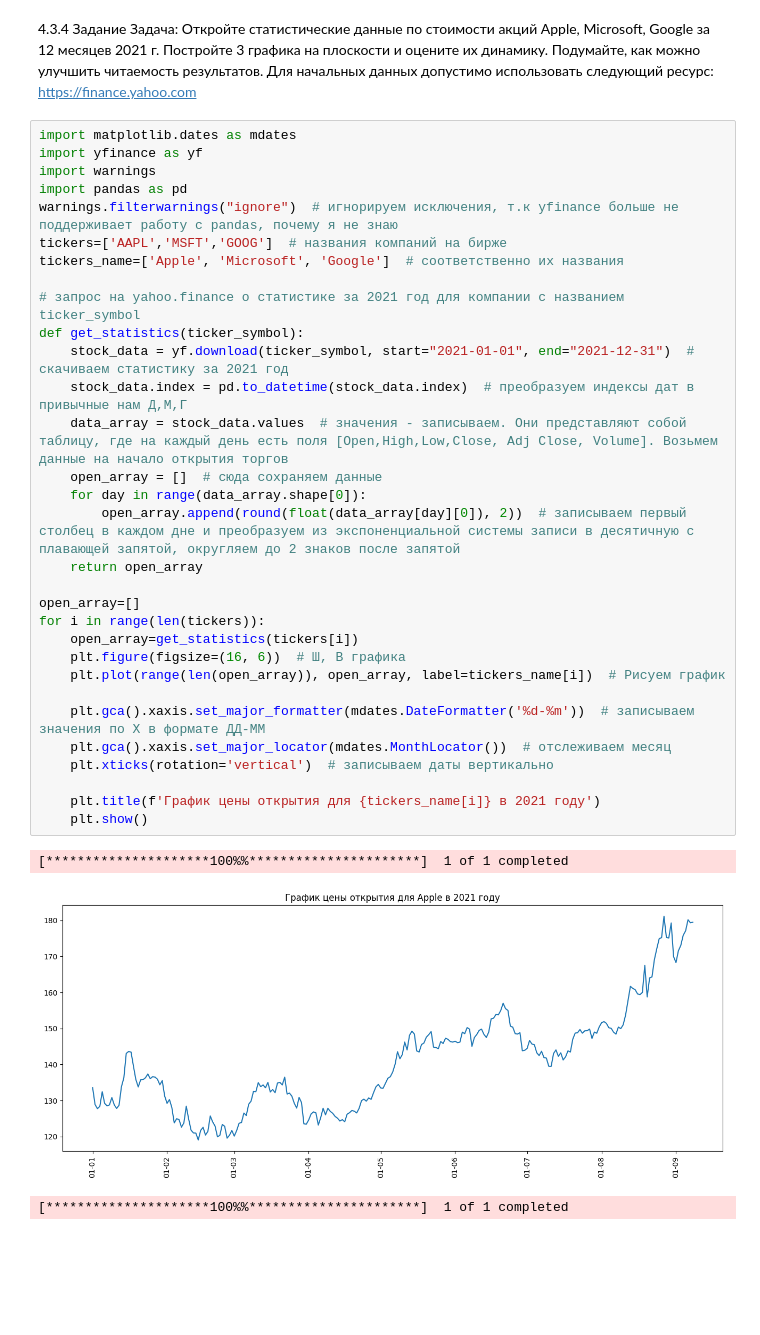
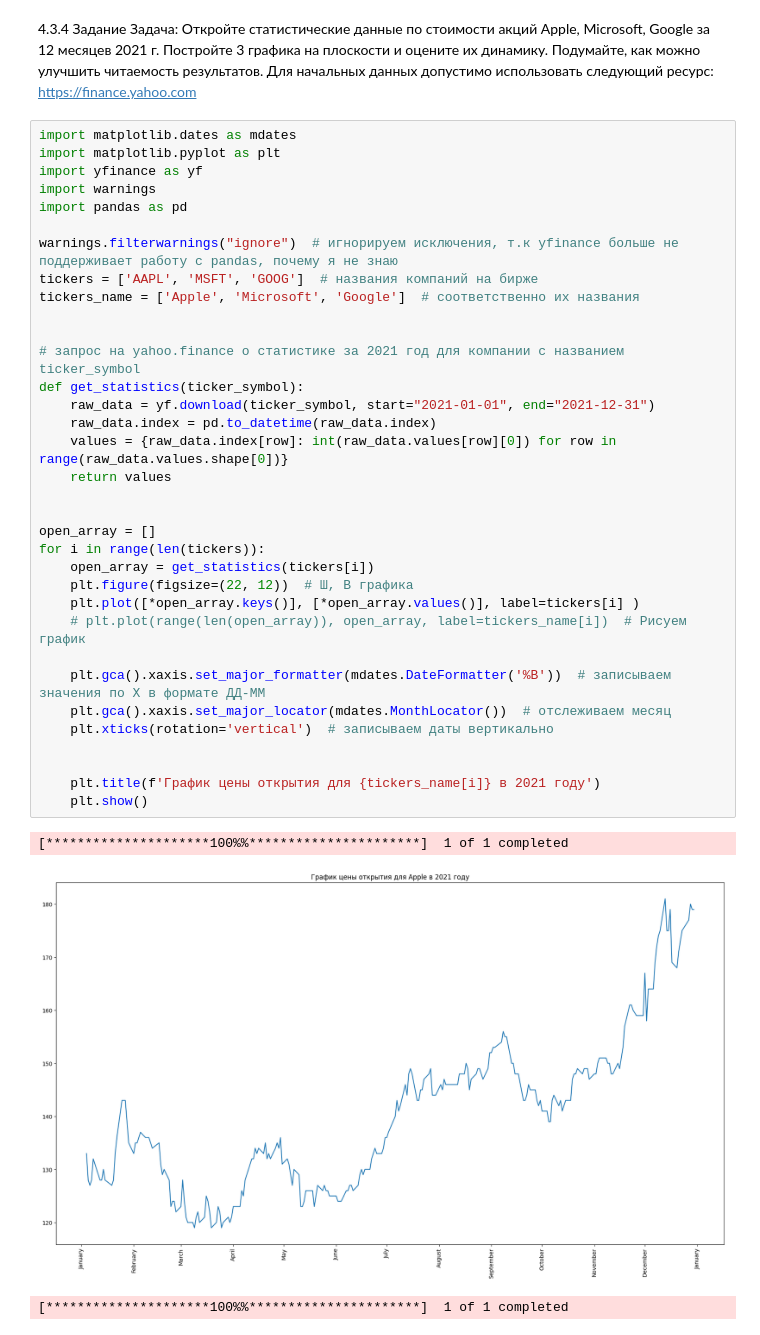
Before and after one commit to Shkityrk/AI_MIREA, a Jupyter notebook: Shkityr_K_Workbook1.ipynb, the cells around one changed output. Saved outputs shown, nothing was run; the diff lists cells and outputs as text; blank space fills up the shorter version.

```diff
--- a/Shkityr_K_Workbook1.ipynb
+++ b/Shkityr_K_Workbook1.ipynb
@@ -342,36 +342,39 @@ print(area)
 Для начальных данных допустимо использовать следующий ресурс: https://finance.yahoo.com
 # %%
 import matplotlib.dates as mdates
+import matplotlib.pyplot as plt
 import yfinance as yf
 import warnings
 import pandas as pd
+
 warnings.filterwarnings("ignore")  # игнорируем исключения, т.к yfinance больше не поддерживает работу с pandas, почему я не знаю
-tickers=['AAPL','MSFT','GOOG']  # названия компаний на бирже
-tickers_name=['Apple', 'Microsoft', 'Google']  # соответственно их названия
+tickers = ['AAPL', 'MSFT', 'GOOG']  # названия компаний на бирже
+tickers_name = ['Apple', 'Microsoft', 'Google']  # соответственно их названия
+
 
 # запрос на yahoo.finance о статистике за 2021 год для компании с названием ticker_symbol
 def get_statistics(ticker_symbol):
-    stock_data = yf.download(ticker_symbol, start="2021-01-01", end="2021-12-31")  # скачиваем статистику за 2021 год
-    stock_data.index = pd.to_datetime(stock_data.index)  # преобразуем индексы дат в привычные нам Д,М,Г
-    data_array = stock_data.values  # значения - записываем. Они представляют собой таблицу, где на каждый день есть поля [Open,High,Low,Close,	Adj Close, Volume]. Возьмем данные на начало открытия торгов
-    open_array = []  # сюда сохраняем данные
-    for day in range(data_array.shape[0]):
-        open_array.append(round(float(data_array[day][0]), 2))  # записываем первый столбец в каждом дне и преобразуем из экспоненциальной системы записи в десятичную с плавающей запятой, округляем до 2 знаков после запятой
-    return open_array
+    raw_data = yf.download(ticker_symbol, start="2021-01-01", end="2021-12-31")
+    raw_data.index = pd.to_datetime(raw_data.index)
+    values = {raw_data.index[row]: int(raw_data.values[row][0]) for row in range(raw_data.values.shape[0])}
+    return values
 
-open_array=[]
+
+open_array = []
 for i in range(len(tickers)):
-    open_array=get_statistics(tickers[i])
-    plt.figure(figsize=(16, 6))  # Ш, В графика
-    plt.plot(range(len(open_array)), open_array, label=tickers_name[i])  # Рисуем график
+    open_array = get_statistics(tickers[i])
+    plt.figure(figsize=(22, 12))  # Ш, В графика
+    plt.plot([*open_array.keys()], [*open_array.values()], label=tickers[i] )
+    # plt.plot(range(len(open_array)), open_array, label=tickers_name[i])  # Рисуем график
 
-    plt.gca().xaxis.set_major_formatter(mdates.DateFormatter('%d-%m'))  # записываем значения по Х в формате ДД-ММ
+    plt.gca().xaxis.set_major_formatter(mdates.DateFormatter('%B'))  # записываем значения по Х в формате ДД-ММ
     plt.gca().xaxis.set_major_locator(mdates.MonthLocator())  # отслеживаем месяц
     plt.xticks(rotation='vertical')  # записываем даты вертикально
 
+
     plt.title(f'График цены открытия для {tickers_name[i]} в 2021 году')
     plt.show()
 # %% [output]
 [*********************100%%**********************]  1 of 1 completed
-[figure, old version]
+[figure, new version]
 [*********************100%%**********************]  1 of 1 completed
```
Also changed, not shown: parts of 7 cells of this notebook.
